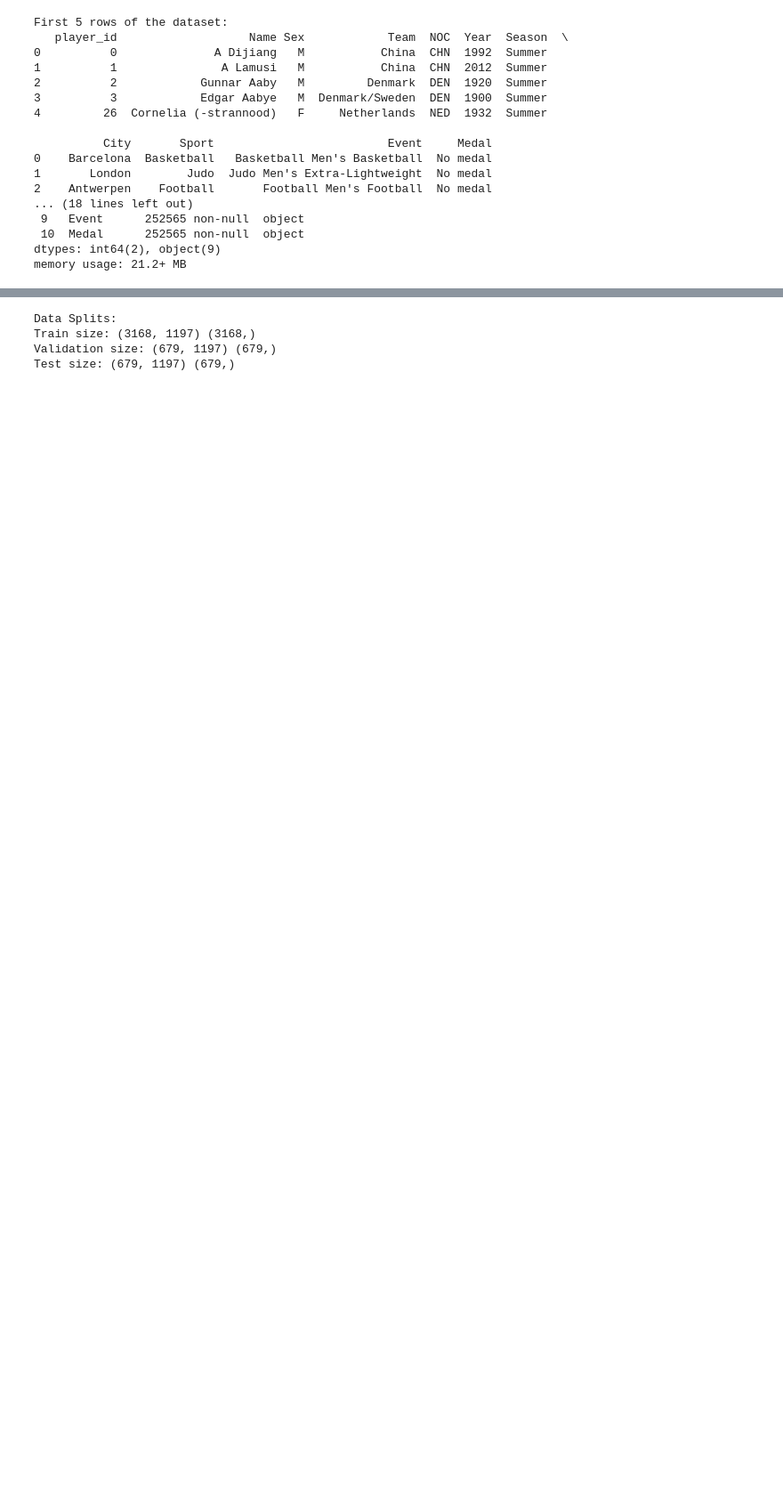
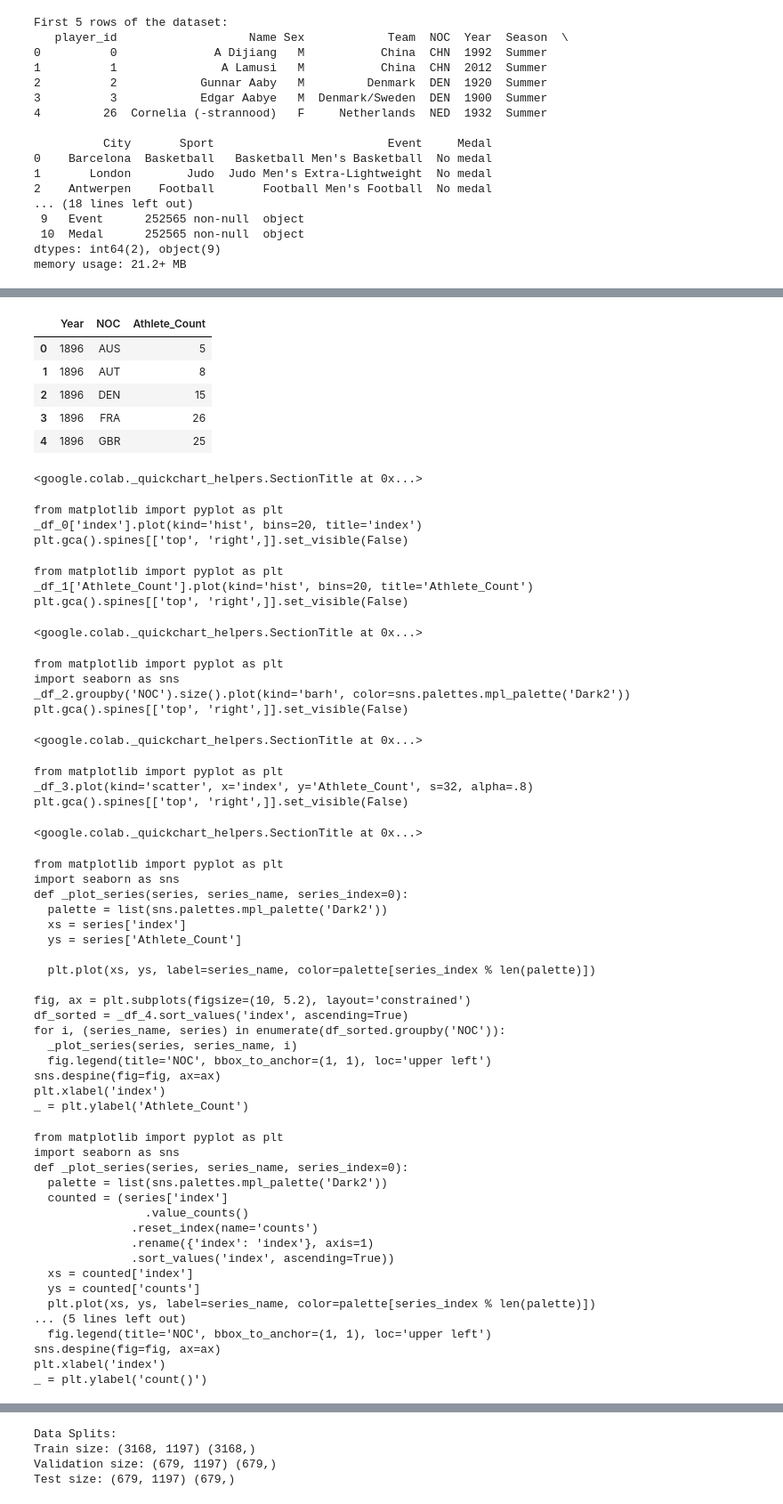
Before and after one commit to tabrezdn1/olympics-medal-prediction, a Jupyter notebook: main.ipynb, the cells around one changed output, grey strips where cells are left out. Shown at 89% size. Saved outputs shown, nothing was run; the diff lists cells and outputs as text; code cells hidden in the pictures; blank space fills up the shorter version.

```diff
--- a/main.ipynb
+++ b/main.ipynb
@@ -46,0 +112,64 @@ memory usage: 21.2+ MB
+# %%
+# Group data by Year and ISO_Code to get Athlete_Count
+athletes_per_country_year = df.groupby(['Year', 'NOC']).size().reset_index(name='Athlete_Count')
+
+# Display the aggregated data
+athletes_per_country_year.head()
+# %% [output]
+|  | Year | NOC | Athlete_Count |
+| 0 | 1896 | AUS | 5 |
+| 1 | 1896 | AUT | 8 |
+| 2 | 1896 | DEN | 15 |
+| 3 | 1896 | FRA | 26 |
+| 4 | 1896 | GBR | 25 |
+<google.colab._quickchart_helpers.SectionTitle at 0x...>
+from matplotlib import pyplot as plt
+_df_0['index'].plot(kind='hist', bins=20, title='index')
+plt.gca().spines[['top', 'right',]].set_visible(False)
+from matplotlib import pyplot as plt
+_df_1['Athlete_Count'].plot(kind='hist', bins=20, title='Athlete_Count')
+plt.gca().spines[['top', 'right',]].set_visible(False)
+<google.colab._quickchart_helpers.SectionTitle at 0x...>
+from matplotlib import pyplot as plt
+import seaborn as sns
+_df_2.groupby('NOC').size().plot(kind='barh', color=sns.palettes.mpl_palette('Dark2'))
+plt.gca().spines[['top', 'right',]].set_visible(False)
+<google.colab._quickchart_helpers.SectionTitle at 0x...>
+from matplotlib import pyplot as plt
+_df_3.plot(kind='scatter', x='index', y='Athlete_Count', s=32, alpha=.8)
+plt.gca().spines[['top', 'right',]].set_visible(False)
+<google.colab._quickchart_helpers.SectionTitle at 0x...>
+from matplotlib import pyplot as plt
+import seaborn as sns
+def _plot_series(series, series_name, series_index=0):
+  palette = list(sns.palettes.mpl_palette('Dark2'))
+  xs = series['index']
+  ys = series['Athlete_Count']
+
+  plt.plot(xs, ys, label=series_name, color=palette[series_index % len(palette)])
+
+fig, ax = plt.subplots(figsize=(10, 5.2), layout='constrained')
+df_sorted = _df_4.sort_values('index', ascending=True)
+for i, (series_name, series) in enumerate(df_sorted.groupby('NOC')):
+  _plot_series(series, series_name, i)
+  fig.legend(title='NOC', bbox_to_anchor=(1, 1), loc='upper left')
+sns.despine(fig=fig, ax=ax)
+plt.xlabel('index')
+_ = plt.ylabel('Athlete_Count')
+from matplotlib import pyplot as plt
+import seaborn as sns
+def _plot_series(series, series_name, series_index=0):
+  palette = list(sns.palettes.mpl_palette('Dark2'))
+  counted = (series['index']
+                .value_counts()
+              .reset_index(name='counts')
+              .rename({'index': 'index'}, axis=1)
+              .sort_values('index', ascending=True))
+  xs = counted['index']
+  ys = counted['counts']
+  plt.plot(xs, ys, label=series_name, color=palette[series_index % len(palette)])
+... (5 lines left out)
+  fig.legend(title='NOC', bbox_to_anchor=(1, 1), loc='upper left')
+sns.despine(fig=fig, ax=ax)
+plt.xlabel('index')
+_ = plt.ylabel('count()')
```
Also changed, not shown: parts of 16 cells of this notebook, 1 other file.
